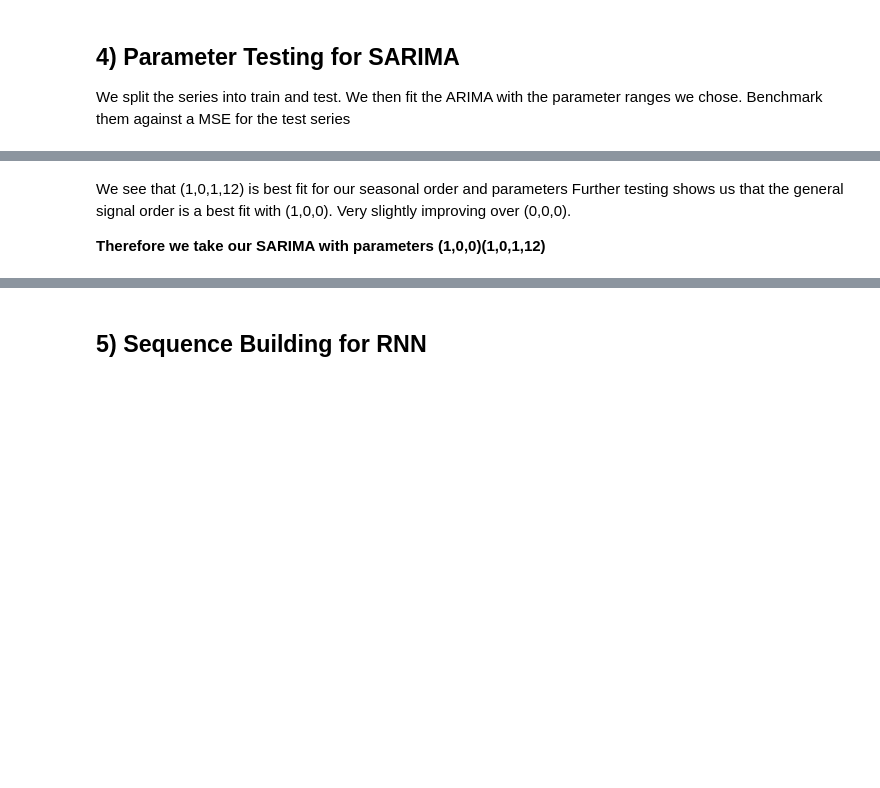
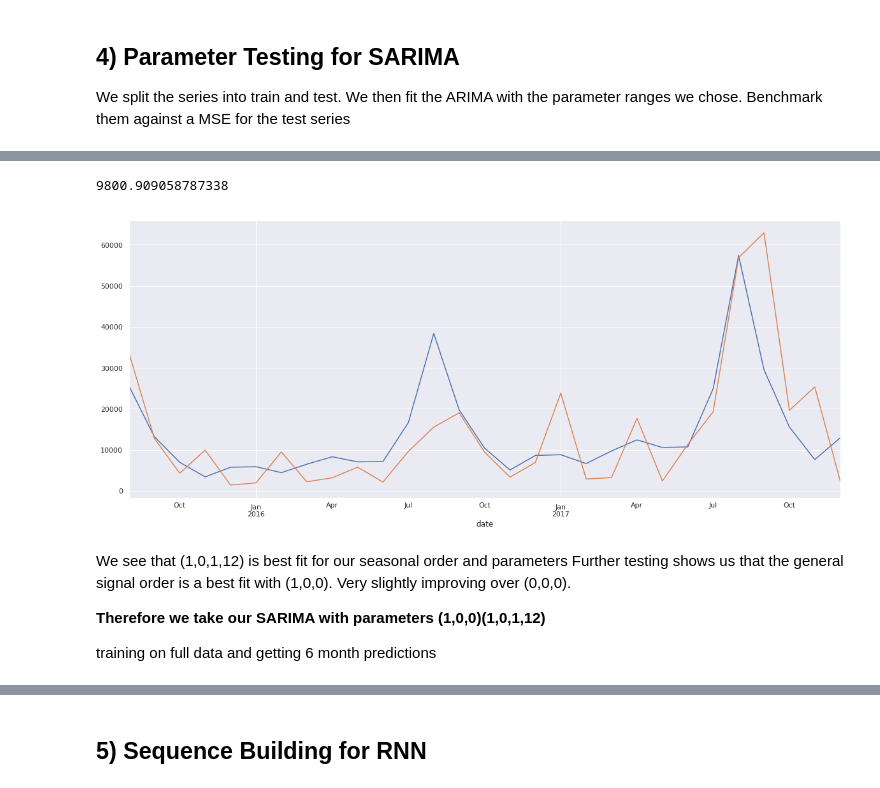
Before and after one commit to pson0001/Product, a Jupyter notebook: src/assets/influenza_au.ipynb, the cells around one changed output, grey strips where cells are left out. Drawn from its saved outputs; the diff is of its cells as text; code cells hidden in the pictures; blank space fills up the shorter version.

```diff
--- a/src/assets/anz.ipynb
+++ b/src/assets/influenza_au.ipynb
@@ -435,5 +441,20 @@ results.sort_values('mse')
+# %%
+# SARIMA
+
+mod = sm.tsa.statespace.SARIMAX(train, trend='n', order=(1,0,0), seasonal_order=(1,0,1,12),initialization='approximate_diffuse', enforce_stationarity=False)
+results = mod.fit()
+forecast = results.predict(start = split, end= len(AU_influenza) -1 , dynamic= True)
+plt.figure(figsize=(20,8))
+forecast.plot()
+test.plot()
+sqrt(mean_squared_error(test,forecast))
+# %% [output]
+9800.909058787338
+[figure, added]
 # %% [markdown]
 We see that (1,0,1,12) is best fit for our seasonal order and parameters
 Further testing shows us that the general signal order is a best fit with (1,0,0). Very slightly improving over (0,0,0).
 
 __Therefore we take our SARIMA with parameters (1,0,0)(1,0,1,12)__
+
+training on full data and getting 6 month predictions
```
Also changed, not shown: parts of 44 cells of this notebook, 5 other files.
